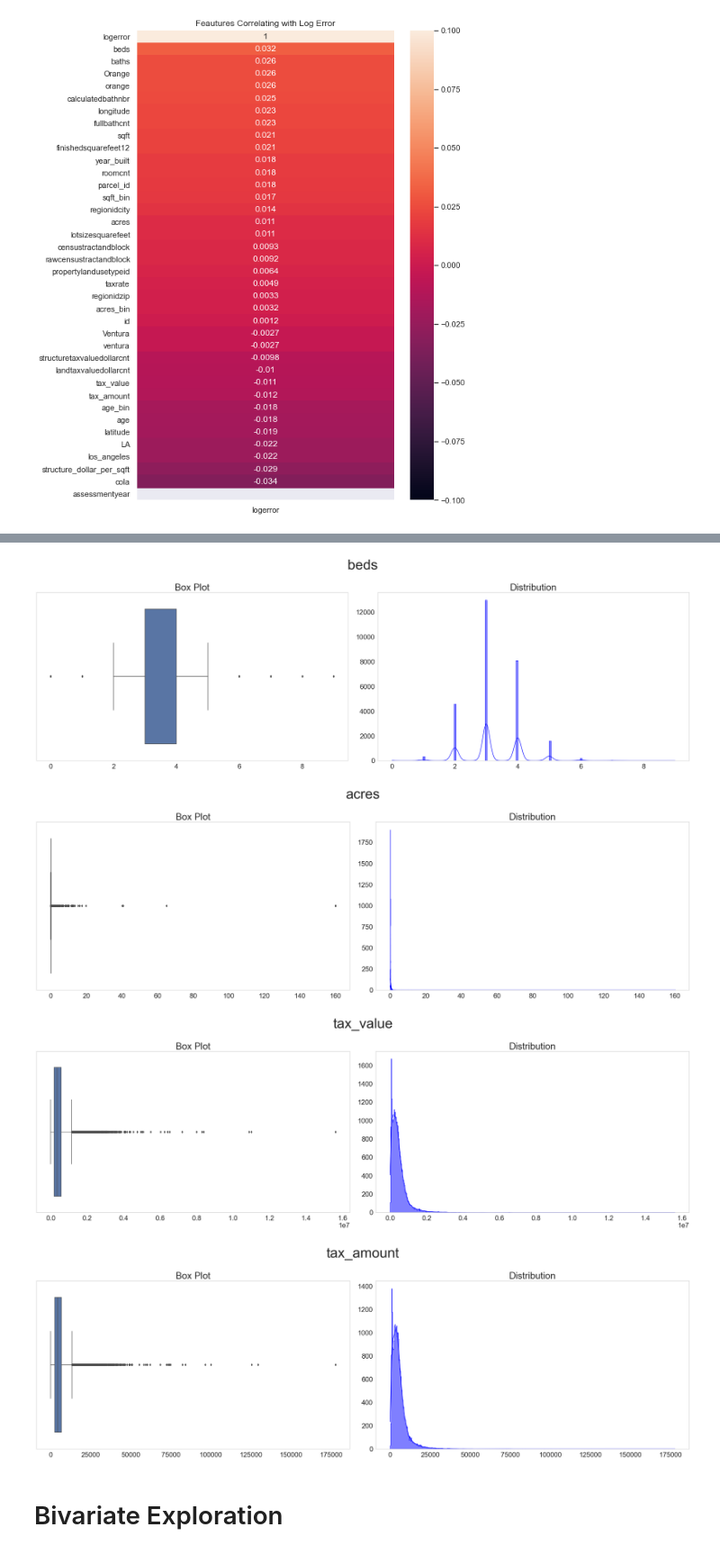
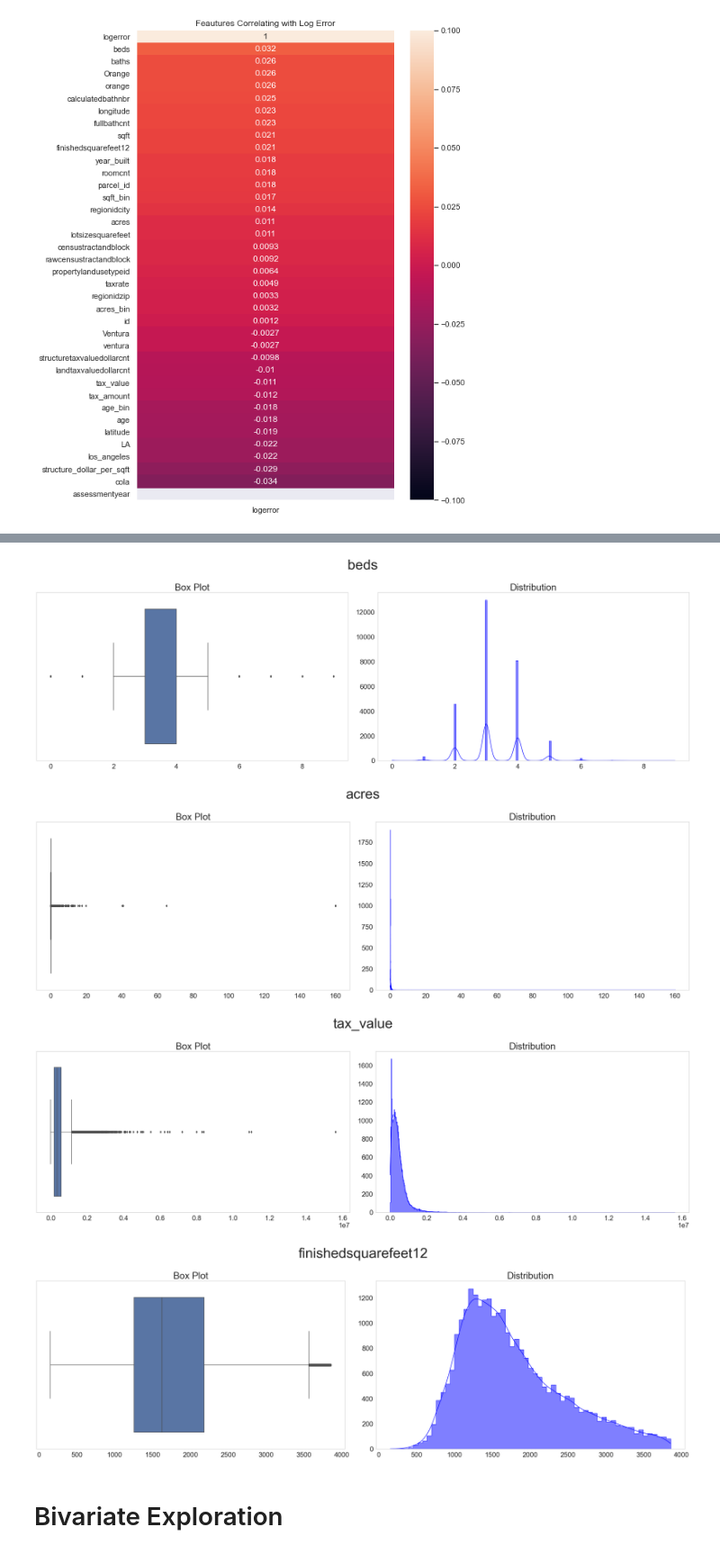
Before and after one commit to chriseverts/zillow_cluster_project, a Jupyter notebook: initial_workbook.ipynb, the cells around one changed output, grey strips where cells are left out. Shown at 90% size. Saved outputs shown, nothing was run; the diff lists cells and outputs as text; code cells hidden in the pictures.

```diff
--- a/initial_workbook.ipynb
+++ b/initial_workbook.ipynb
@@ -238,25 +262,25 @@ for i in univariate_study:
 # %%
 explore_univariate(train, 'sqft')
 
 
 explore_univariate(train, 'age')
 
 
 explore_univariate(train, 'beds')
 
 
 explore_univariate(train, 'acres')
 
 explore_univariate(train, 'tax_value')
 
-explore_univariate(train, 'tax_amount')
+explore_univariate(train, 'finishedsquarefeet12')
 # %% [output]
 [figure]
 [figure]
 [figure]
 [figure]
 [figure]
-[figure, old version]
+[figure, new version]
 # %% [markdown]
 # Bivariate Exploration
 # %%
```
Also changed, not shown: parts of 73 cells of this notebook, 1 other file.
